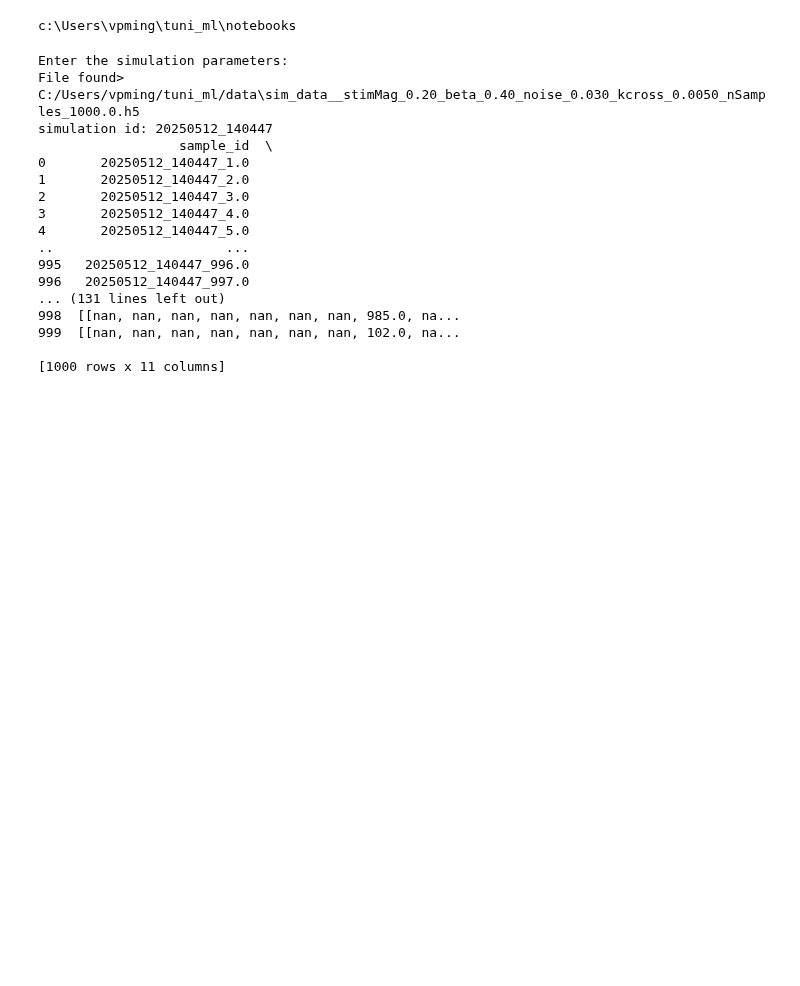
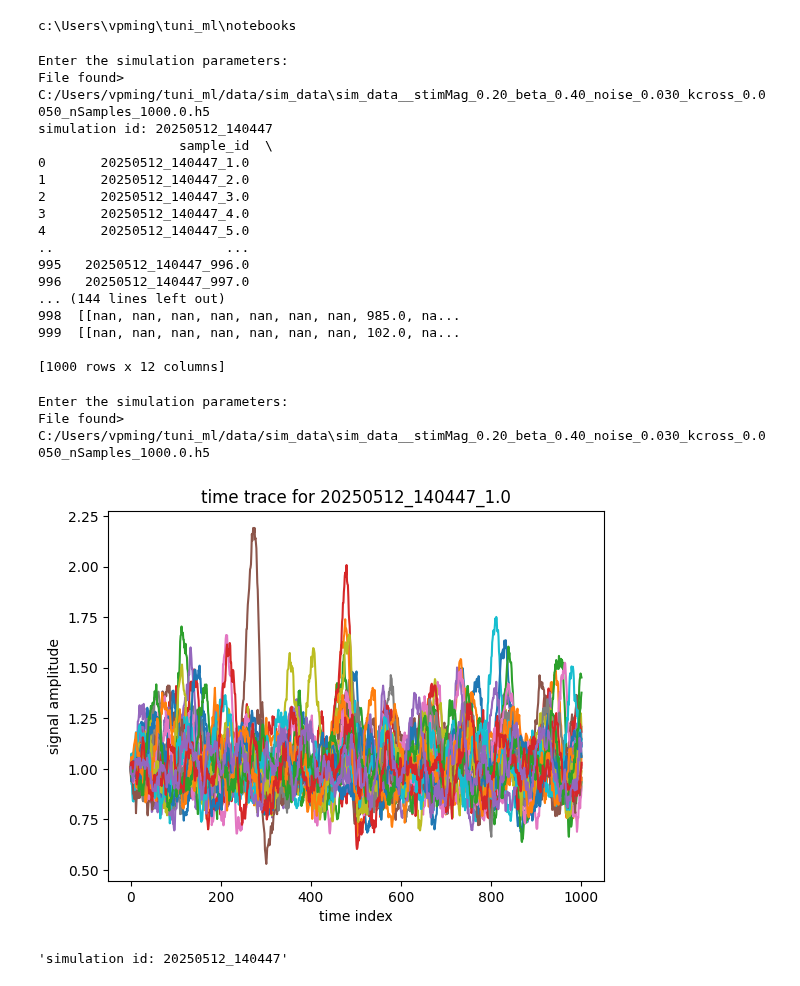
Before and after one commit to nguyenducminh2206/tuni_ml, a Jupyter notebook: notebooks/data_frame.ipynb, the cells around one changed output. Drawn from its saved outputs; the diff is of its cells as text; code cells hidden in the pictures; blank space fills up the shorter version.

Commit message:
commit extract data

```diff
--- a/notebooks/data_frame.ipynb
+++ b/notebooks/data_frame.ipynb
@@ -8,14 +8,14 @@ c:\Users\vpming\tuni_ml\notebooks
 # %%
 from extract_data import build_df
 
-data_path = 'C:/Users/vpming/tuni_ml/data'
+data_path = 'C:/Users/vpming/tuni_ml/data/sim_data'
 sim_id, df = build_df(data_path)
 
 print(sim_id)
 print(df)
 # %% [output]
 Enter the simulation parameters:
-File found> C:/Users/vpming/tuni_ml/data\sim_data__stimMag_0.20_beta_0.40_noise_0.030_kcross_0.0050_nSamples_1000.0.h5
+File found> C:/Users/vpming/tuni_ml/data/sim_data\sim_data__stimMag_0.20_beta_0.40_noise_0.030_kcross_0.0050_nSamples_1000.0.h5
 simulation id: 20250512_140447
                   sample_id  \
 0       20250512_140447_1.0
@@ -26,8 +26,17 @@ simulation id: 20250512_140447
 ..                      ...
 995   20250512_140447_996.0
 996   20250512_140447_997.0
-... (131 lines left out)
+... (144 lines left out)
 998  [[nan, nan, nan, nan, nan, nan, nan, 985.0, na...
 999  [[nan, nan, nan, nan, nan, nan, nan, 102.0, na...
 
-[1000 rows x 11 columns]
+[1000 rows x 12 columns]
+# %%
+from extract_data import plot_timetrace
+
+plot_timetrace(data_path)
+# %% [output]
+Enter the simulation parameters:
+File found> C:/Users/vpming/tuni_ml/data/sim_data\sim_data__stimMag_0.20_beta_0.40_noise_0.030_kcross_0.0050_nSamples_1000.0.h5
+[figure, added]
+'simulation id: 20250512_140447'
```
Also changed, not shown: parts of 1 cell of this notebook, 3 other files.
